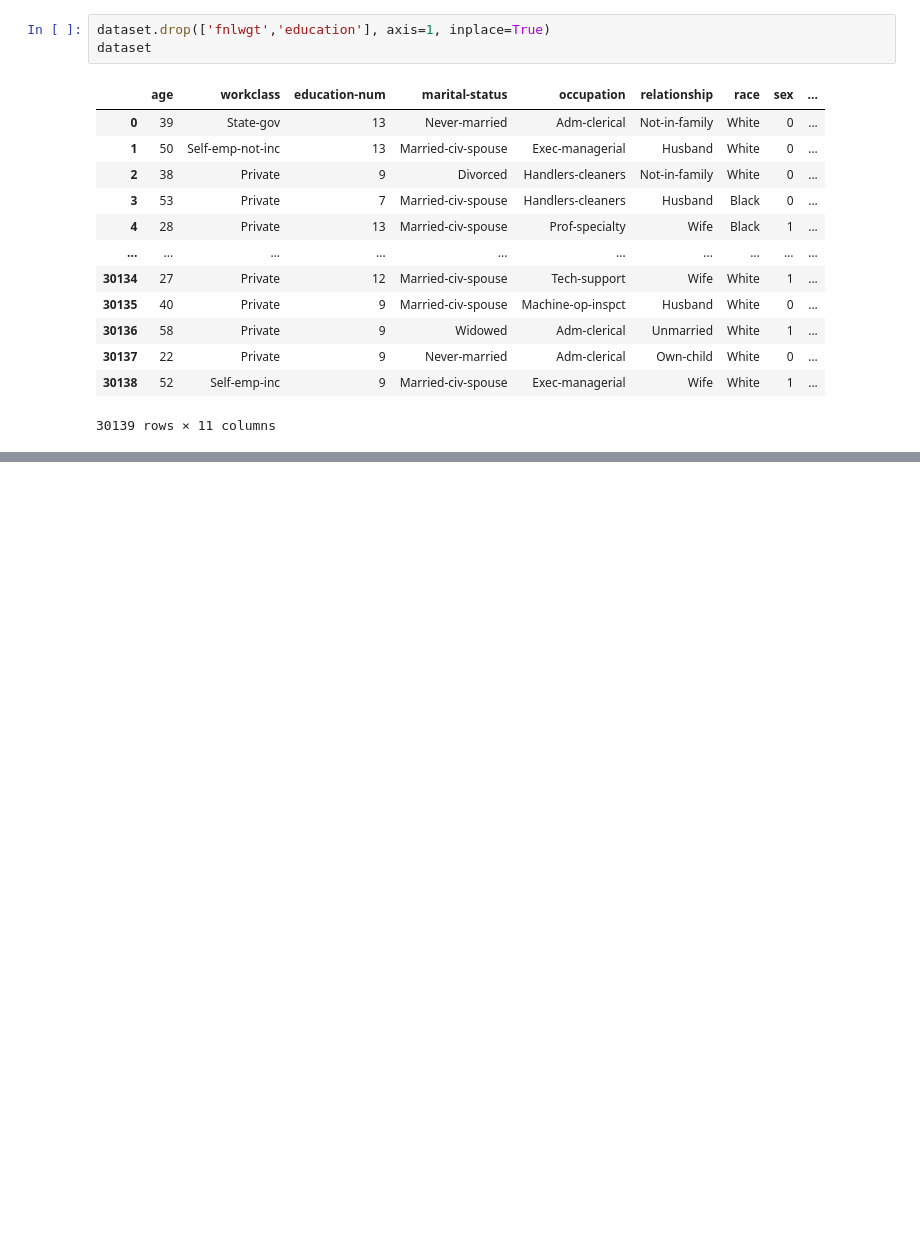
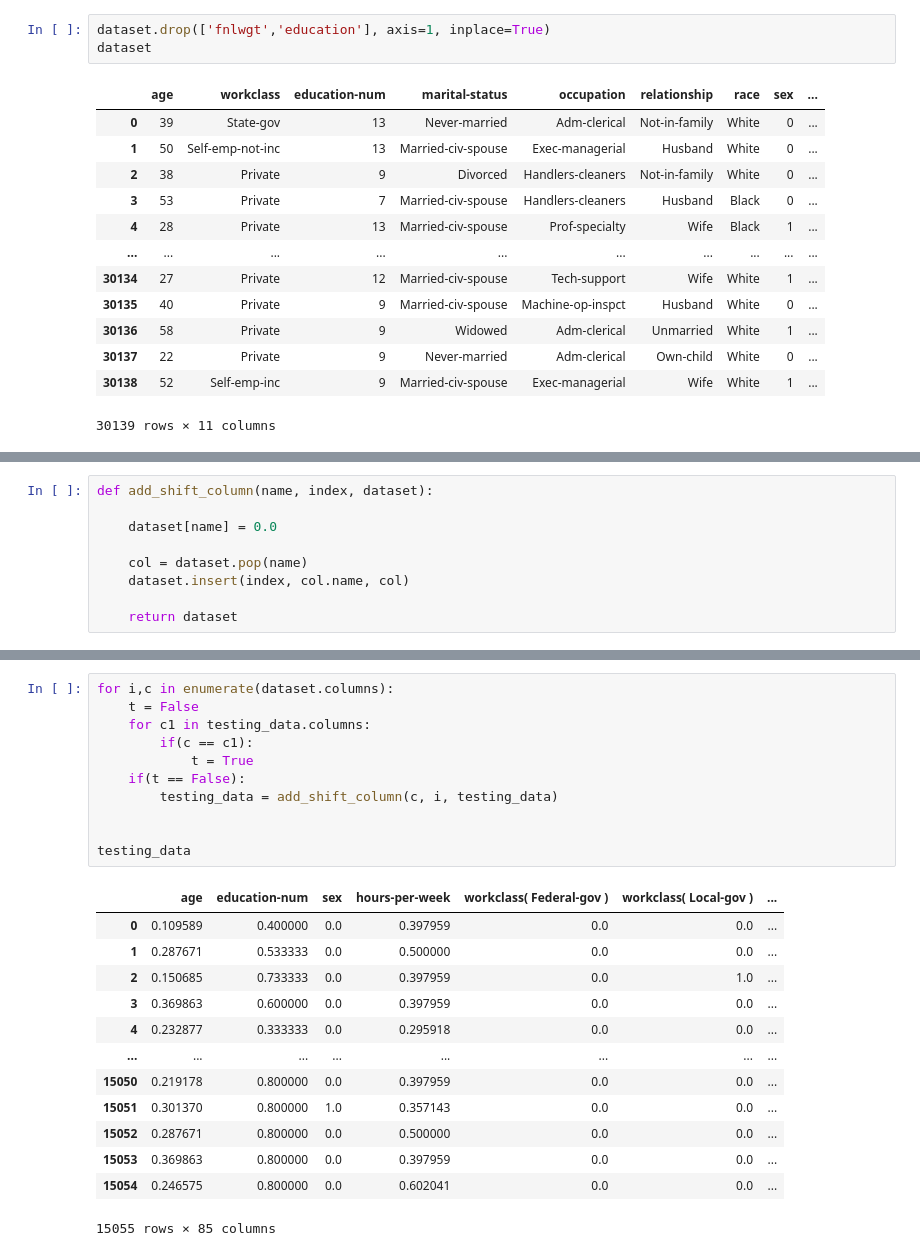
Before and after one commit to RobyBobby24/DataAnalyticsProject, a Jupyter notebook: test(1.0).ipynb, the cells around one changed output, grey strips where cells are left out. Drawn from its saved outputs; the diff is of its cells as text; blank space fills up the shorter version.

```diff
--- a/test(1.0).ipynb
+++ b/test(1.0).ipynb
@@ -520,0 +468,9 @@ dataset
+# %%
+def add_shift_column(name, index, dataset):
+
+    dataset[name] = 0.0
+
+    col = dataset.pop(name)
+    dataset.insert(index, col.name, col)
+
+    return dataset
@@ -520,0 +499,25 @@ dataset
+# %%
+for i,c in enumerate(dataset.columns):
+    t = False
+    for c1 in testing_data.columns:
+        if(c == c1):
+            t = True
+    if(t == False):
+        testing_data = add_shift_column(c, i, testing_data)
+
+
+testing_data
+# %% [output]
+|  | age | education-num | sex | hours-per-week | workclass( Federal-gov ) | workclass( Local-gov ) | ... |
+| 0 | 0.109589 | 0.400000 | 0.0 | 0.397959 | 0.0 | 0.0 | ... |
+| 1 | 0.287671 | 0.533333 | 0.0 | 0.500000 | 0.0 | 0.0 | ... |
+| 2 | 0.150685 | 0.733333 | 0.0 | 0.397959 | 0.0 | 1.0 | ... |
+| 3 | 0.369863 | 0.600000 | 0.0 | 0.397959 | 0.0 | 0.0 | ... |
+| 4 | 0.232877 | 0.333333 | 0.0 | 0.295918 | 0.0 | 0.0 | ... |
+| ... | ... | ... | ... | ... | ... | ... | ... |
+| 15050 | 0.219178 | 0.800000 | 0.0 | 0.397959 | 0.0 | 0.0 | ... |
+| 15051 | 0.301370 | 0.800000 | 1.0 | 0.357143 | 0.0 | 0.0 | ... |
+| 15052 | 0.287671 | 0.800000 | 0.0 | 0.500000 | 0.0 | 0.0 | ... |
+| 15053 | 0.369863 | 0.800000 | 0.0 | 0.397959 | 0.0 | 0.0 | ... |
+| 15054 | 0.246575 | 0.800000 | 0.0 | 0.602041 | 0.0 | 0.0 | ... |
+15055 rows × 85 columns
```
Also changed, not shown: parts of 36 cells of this notebook.
